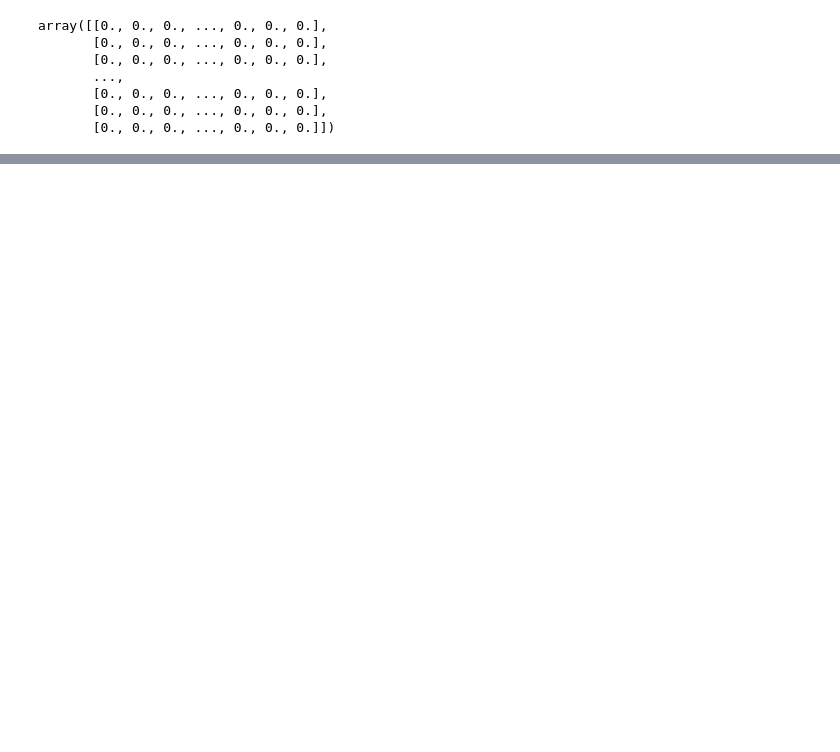
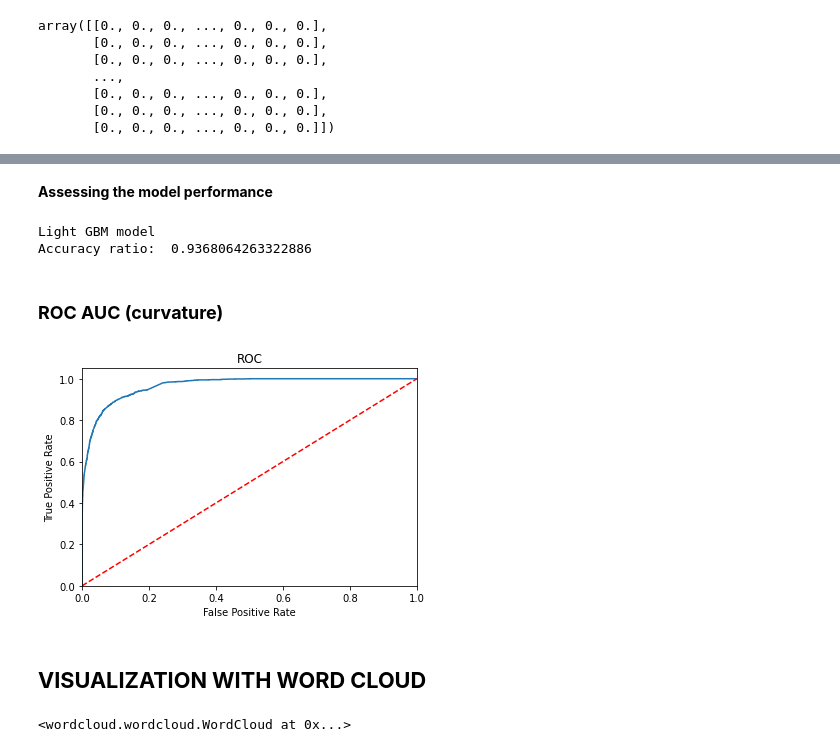
Before and after one commit to SamuelWanjiru/Twitter_sentiment_analysis, a Jupyter notebook: TWITTER_SENTIMENT_ANALYSIS.ipynb, the cells around one changed output, grey strips where cells are left out. Saved outputs shown, nothing was run; the diff lists cells and outputs as text; code cells hidden in the pictures; blank space fills up the shorter version.

```diff
--- a/TWITTER_SENTIMENT_ANALYSIS.ipynb
+++ b/TWITTER_SENTIMENT_ANALYSIS.ipynb
@@ -246,8 +247,0 @@ array([[0., 0., 0., ..., 0., 0., 0.],
-# %%
-tf_idf_word_vectorizer = TfidfVectorizer()
-tf_idf_word_vectorizer.fit(train_x)
-
-x_train_tf_idf_word = tf_idf_word_vectorizer.transform(train_x)
-x_test_tf_idf_word = tf_idf_word_vectorizer.transform(test_x)
-
-x_train_tf_idf_word.toarray()
@@ -253,0 +294,2 @@ x_train_tf_idf_word.toarray()
+# %%
+lgbm = LGBMClassifier()
@@ -253,0 +298,4 @@ x_train_tf_idf_word.toarray()
+# %%
+lgbm_model = lgbm.fit(x_train_tf_idf_word,train_y)
+# %% [markdown]
+**Assessing the model performance**
@@ -253,0 +307,28 @@ x_train_tf_idf_word.toarray()
+# %%
+print(colored("\nLight GBM model"))
+print(colored("Accuracy ratio: "), accuracy)
+# %% [output]
+Light GBM model
+Accuracy ratio:  0.9368064263322886
+# %% [markdown]
+### **ROC AUC (curvature)**
+# %%
+y = train_y
+X = x_train_tf_idf_word
+
+logit_roc_auc = roc_auc_score(y, lgbm_model.predict(X))
+
+fpr, tpr, thresholds = roc_curve(y, lgbm_model.predict_proba(X)[:,1])
+plt.figure()
+plt.plot(fpr, tpr, label='AUC (area = %0.2f)' % logit_roc_auc)
+plt.plot([0, 1], [0, 1],'r--')
+plt.xlim([0.0, 1.0])
+plt.ylim([0.0, 1.05])
+plt.xlabel('False Positive Rate')
+plt.ylabel('True Positive Rate')
+plt.title('ROC')
+plt.show()
+# %% [output]
+[figure, added]
+# %% [markdown]
+## **VISUALIZATION WITH WORD CLOUD**
@@ -253,0 +354,4 @@ x_train_tf_idf_word.toarray()
+# %%
+wc.generate(text)
+# %% [output]
+<wordcloud.wordcloud.WordCloud at 0x...>
```
Also changed, not shown: parts of 29 cells of this notebook.
